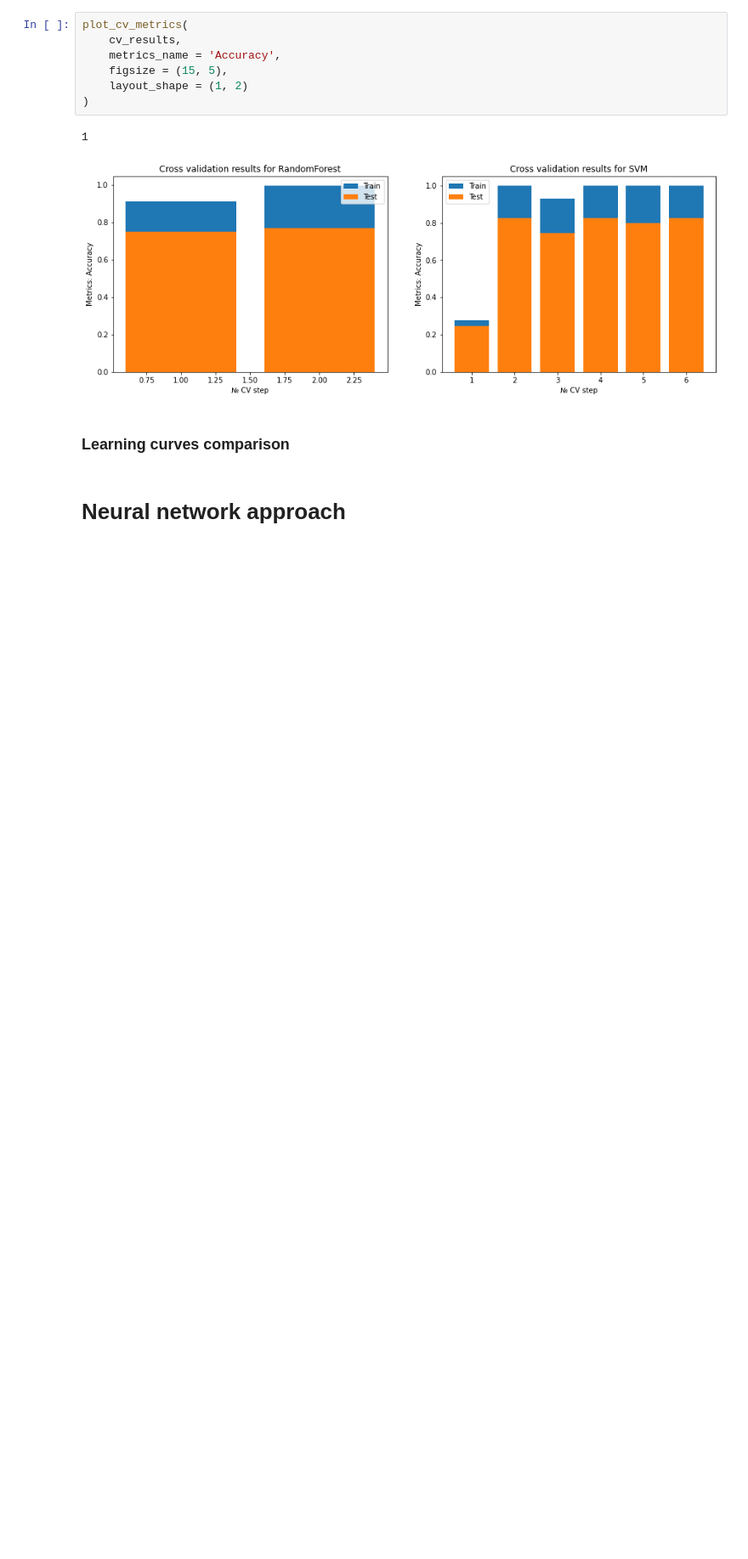
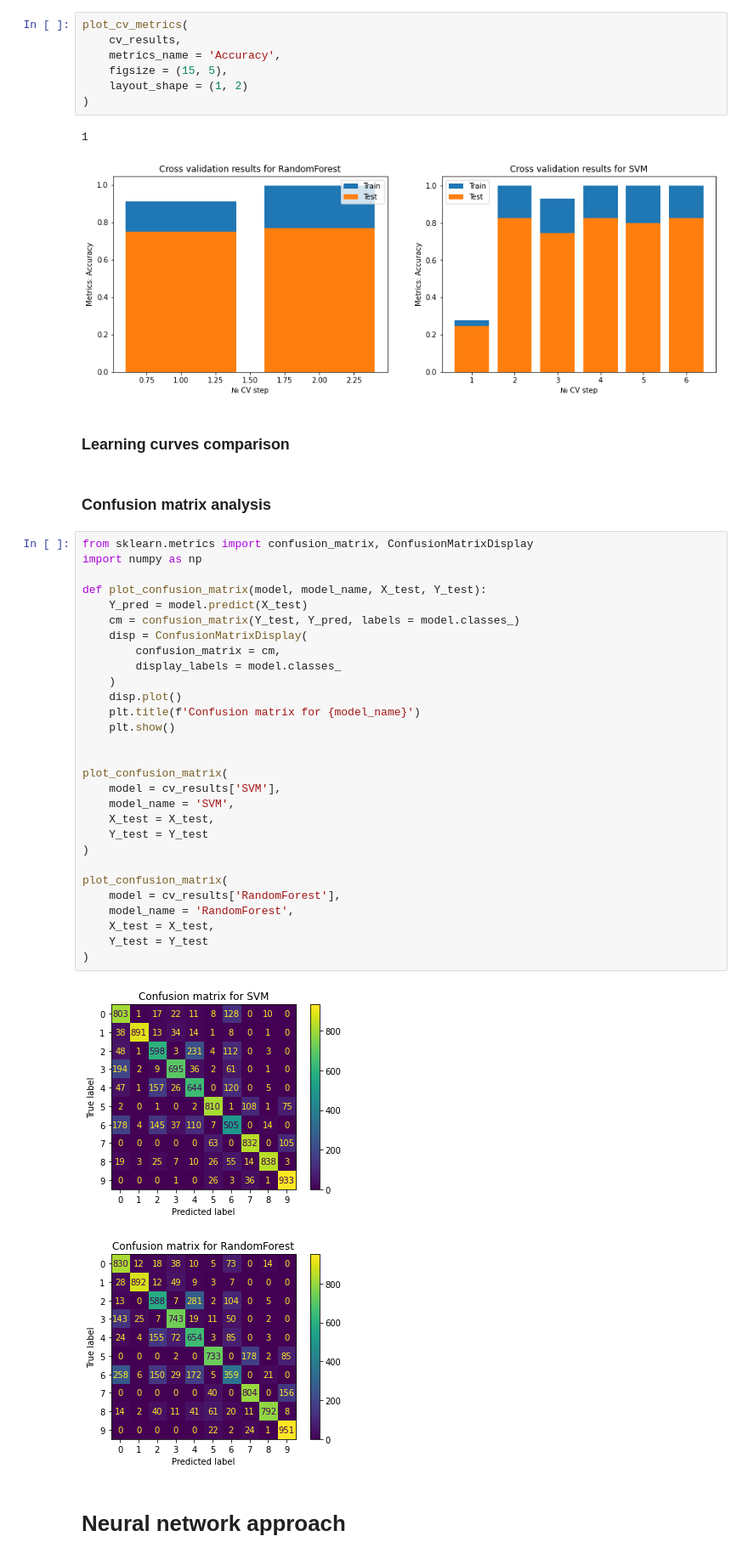
Before and after one commit to PashaIanko/ClothesClassifier, a Jupyter notebook: main.ipynb, the cells around one changed output. Shown at 85% size. Drawn from its saved outputs; the diff is of its cells as text; blank space fills up the shorter version.

Commit message:
Started confusion matrices

```diff
--- a/main.ipynb
+++ b/main.ipynb
@@ -422,5 +430,39 @@ plot_cv_metrics(
 [figure]
 # %% [markdown]
 ### Learning curves comparison
+# %% [markdown]
+### Confusion matrix analysis
+# %%
+from sklearn.metrics import confusion_matrix, ConfusionMatrixDisplay
+import numpy as np
+
+def plot_confusion_matrix(model, model_name, X_test, Y_test):
+    Y_pred = model.predict(X_test)
+    cm = confusion_matrix(Y_test, Y_pred, labels = model.classes_)
+    disp = ConfusionMatrixDisplay(
+        confusion_matrix = cm,
+        display_labels = model.classes_
+    )
+    disp.plot()
+    plt.title(f'Confusion matrix for {model_name}')
+    plt.show()
+
+
+plot_confusion_matrix(
+    model = cv_results['SVM'],
+    model_name = 'SVM',
+    X_test = X_test,
+    Y_test = Y_test
+)
+
+plot_confusion_matrix(
+    model = cv_results['RandomForest'],
+    model_name = 'RandomForest',
+    X_test = X_test,
+    Y_test = Y_test
+)
+# %% [output]
+[figure, added]
+[figure, added]
 # %% [markdown]
 # Neural network approach
```
Also changed, not shown: parts of 2 cells of this notebook.
